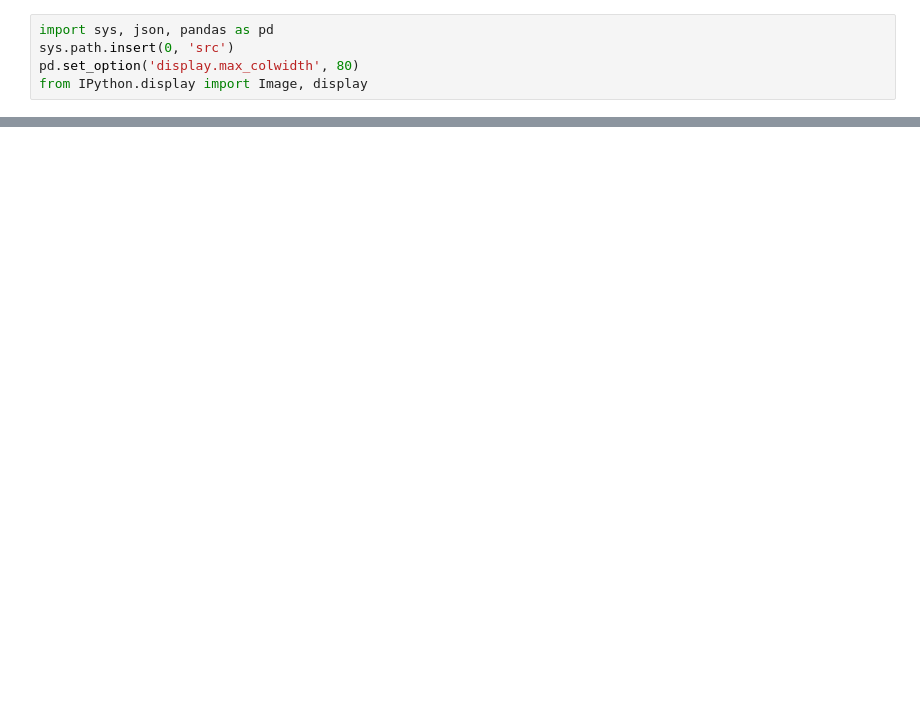
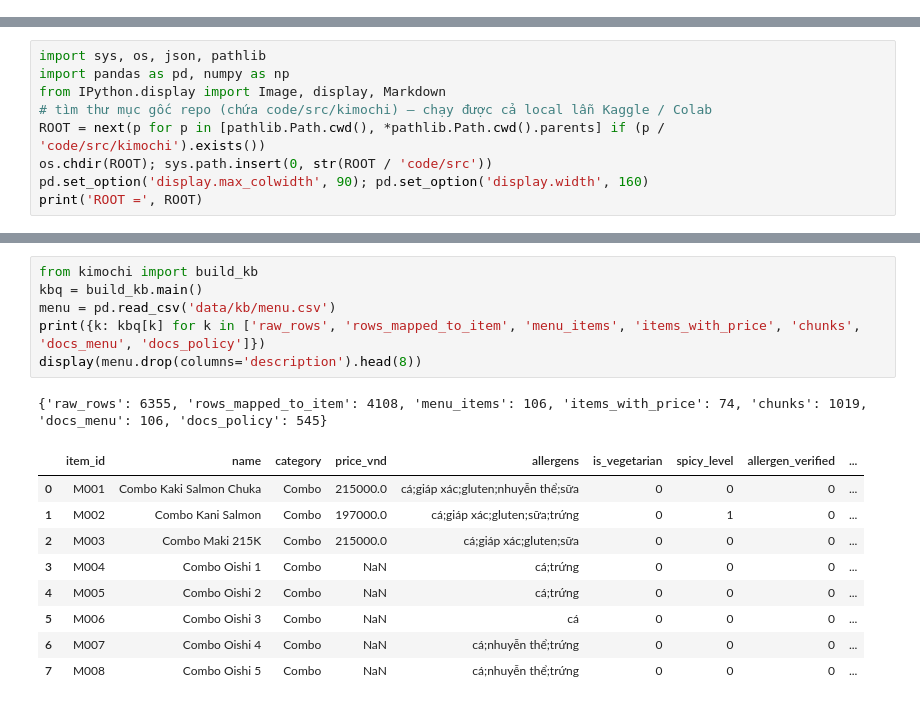
Before and after one commit to thanhtrung665/project-samsung-ai-campus-2026, a Jupyter notebook: notebooks/NB1_data_pipeline.ipynb, the cells around one changed output, grey strips where cells are left out. Saved outputs shown, nothing was run; the diff lists cells and outputs as text; blank space fills up the shorter version.

```diff
--- a/code/03_eda.ipynb
+++ b/notebooks/NB1_data_pipeline.ipynb
@@ -4,5 +0,0 @@ Mỗi hình lưu vào `images/eda_*.png` và được dùng trong Phần 3 báo
-# %%
-import sys, json, pandas as pd
-sys.path.insert(0, 'src')
-pd.set_option('display.max_colwidth', 80)
-from IPython.display import Image, display
@@ -58,0 +18,9 @@ Bỏ qua (không truy cập được HF): OSError
+# %%
+import sys, os, json, pathlib
+import pandas as pd, numpy as np
+from IPython.display import Image, display, Markdown
+# tìm thư mục gốc repo (chứa code/src/kimochi) — chạy được cả local lẫn Kaggle / Colab
+ROOT = next(p for p in [pathlib.Path.cwd(), *pathlib.Path.cwd().parents] if (p / 'code/src/kimochi').exists())
+os.chdir(ROOT); sys.path.insert(0, str(ROOT / 'code/src'))
+pd.set_option('display.max_colwidth', 90); pd.set_option('display.width', 160)
+print('ROOT =', ROOT)
@@ -58,0 +58,17 @@ Bỏ qua (không truy cập được HF): OSError
+# %%
+from kimochi import build_kb
+kbq = build_kb.main()
+menu = pd.read_csv('data/kb/menu.csv')
+print({k: kbq[k] for k in ['raw_rows', 'rows_mapped_to_item', 'menu_items', 'items_with_price', 'chunks', 'docs_menu', 'docs_policy']})
+display(menu.drop(columns='description').head(8))
+# %% [output]
+{'raw_rows': 6355, 'rows_mapped_to_item': 4108, 'menu_items': 106, 'items_with_price': 74, 'chunks': 1019, 'docs_menu': 106, 'docs_policy': 545}
+|  | item_id | name | category | price_vnd | allergens | is_vegetarian | spicy_level | allergen_verified | ... |
+| 0 | M001 | Combo Kaki Salmon Chuka | Combo | 215000.0 | cá;giáp xác;gluten;nhuyễn thể;sữa | 0 | 0 | 0 | ... |
+| 1 | M002 | Combo Kani Salmon | Combo | 197000.0 | cá;giáp xác;gluten;sữa;trứng | 0 | 1 | 0 | ... |
+| 2 | M003 | Combo Maki 215K | Combo | 215000.0 | cá;giáp xác;gluten;sữa | 0 | 0 | 0 | ... |
+| 3 | M004 | Combo Oishi 1 | Combo | NaN | cá;trứng | 0 | 0 | 0 | ... |
+| 4 | M005 | Combo Oishi 2 | Combo | NaN | cá;trứng | 0 | 0 | 0 | ... |
+| 5 | M006 | Combo Oishi 3 | Combo | NaN | cá | 0 | 0 | 0 | ... |
+| 6 | M007 | Combo Oishi 4 | Combo | NaN | cá;nhuyễn thể;trứng | 0 | 0 | 0 | ... |
+| 7 | M008 | Combo Oishi 5 | Combo | NaN | cá;nhuyễn thể;trứng | 0 | 0 | 0 | ... |
```
Also changed, not shown: parts of 30 cells of this notebook, 40 other files.
